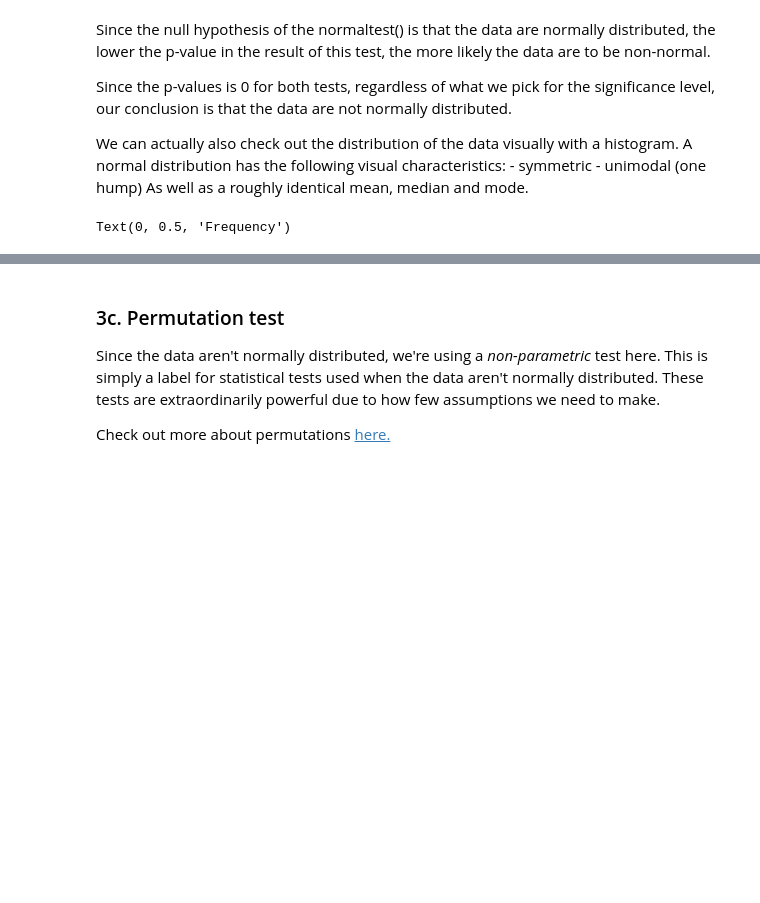
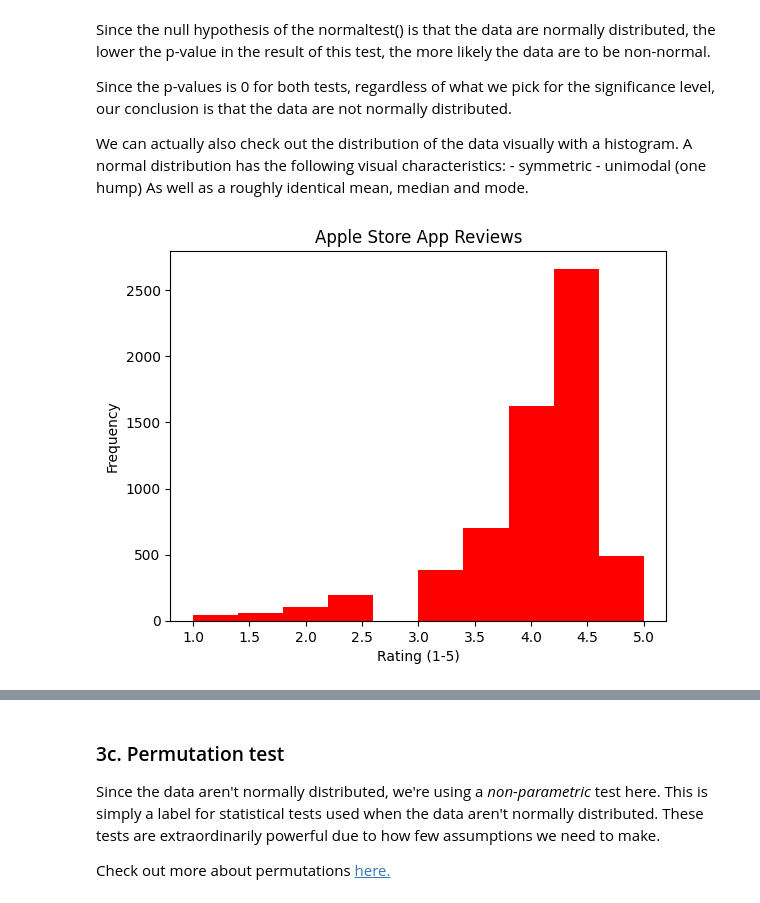
Before and after one commit to tbchuotmd/Springboard, a Jupyter notebook: CurriculumFiles/UNIT-22:Python_Stats_in_EDA/Apps_Case_Study/Project Files/Springboard Apps project - Tier 3 - Complete.ipynb, the cells around one changed output, grey strips where cells are left out. Drawn from its saved outputs; the diff is of its cells as text; code cells hidden in the pictures; blank space fills up the shorter version.

```diff
--- a/CurriculumFiles/UNIT-22:Python_Stats_in_EDA/Apps_Case_Study/Project Files/Springboard Apps project - Tier 3 - Complete.ipynb
+++ b/CurriculumFiles/UNIT-22:Python_Stats_in_EDA/Apps_Case_Study/Project Files/Springboard Apps project - Tier 3 - Complete.ipynb
@@ -489,11 +489,13 @@ We can actually also check out the distribution of the data visually with a hist
 As well as a roughly identical mean, median and mode.
 # %%
 # Create a histogram of the apple reviews distribution
+plt.cla()
 plt.hist(apple_ratings,color='red')
 plt.title('Apple Store App Reviews')
 plt.xlabel('Rating (1-5)')
 plt.ylabel('Frequency')
+plt.show()
 # %% [output]
-Text(0, 0.5, 'Frequency')
+[figure, added]
 # %%
 # Create a histogram of the google data
```
Also changed, not shown: parts of 4 cells of this notebook.
